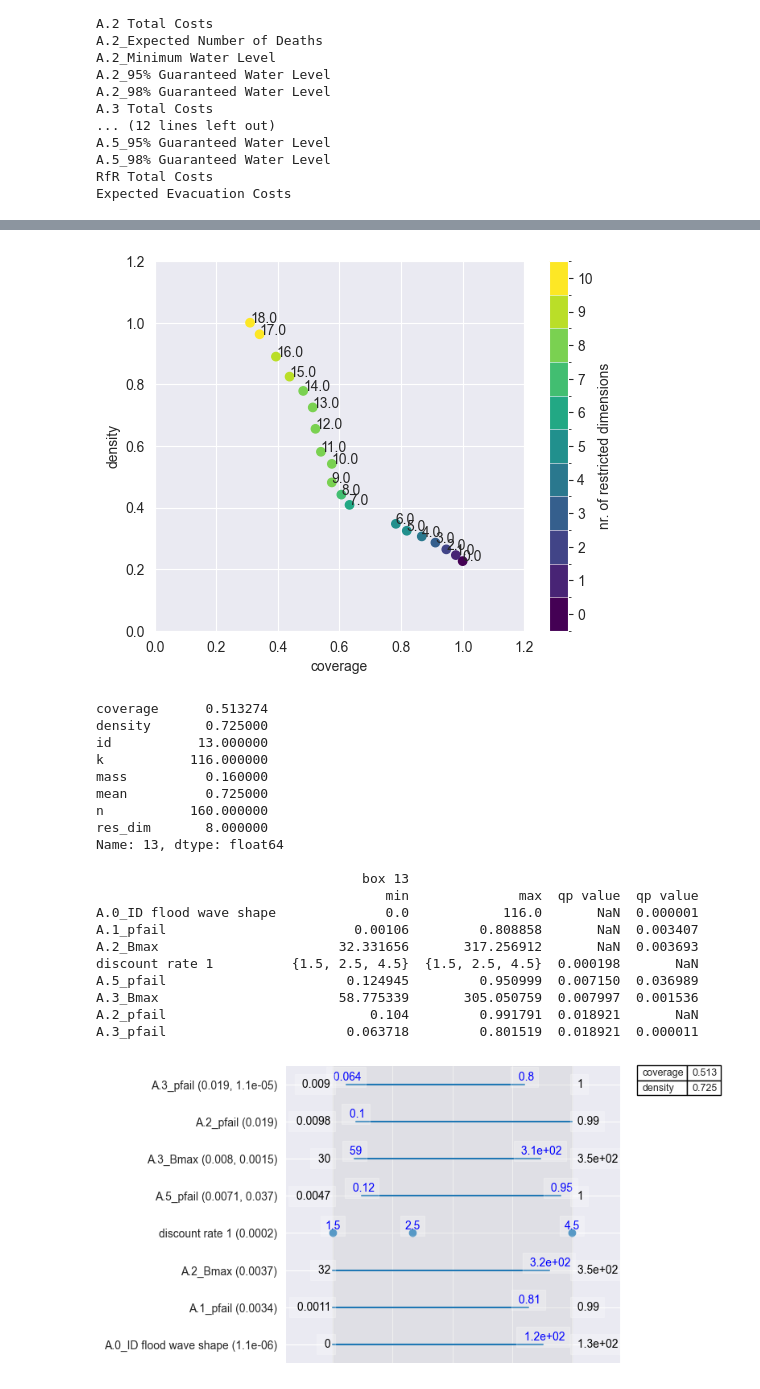
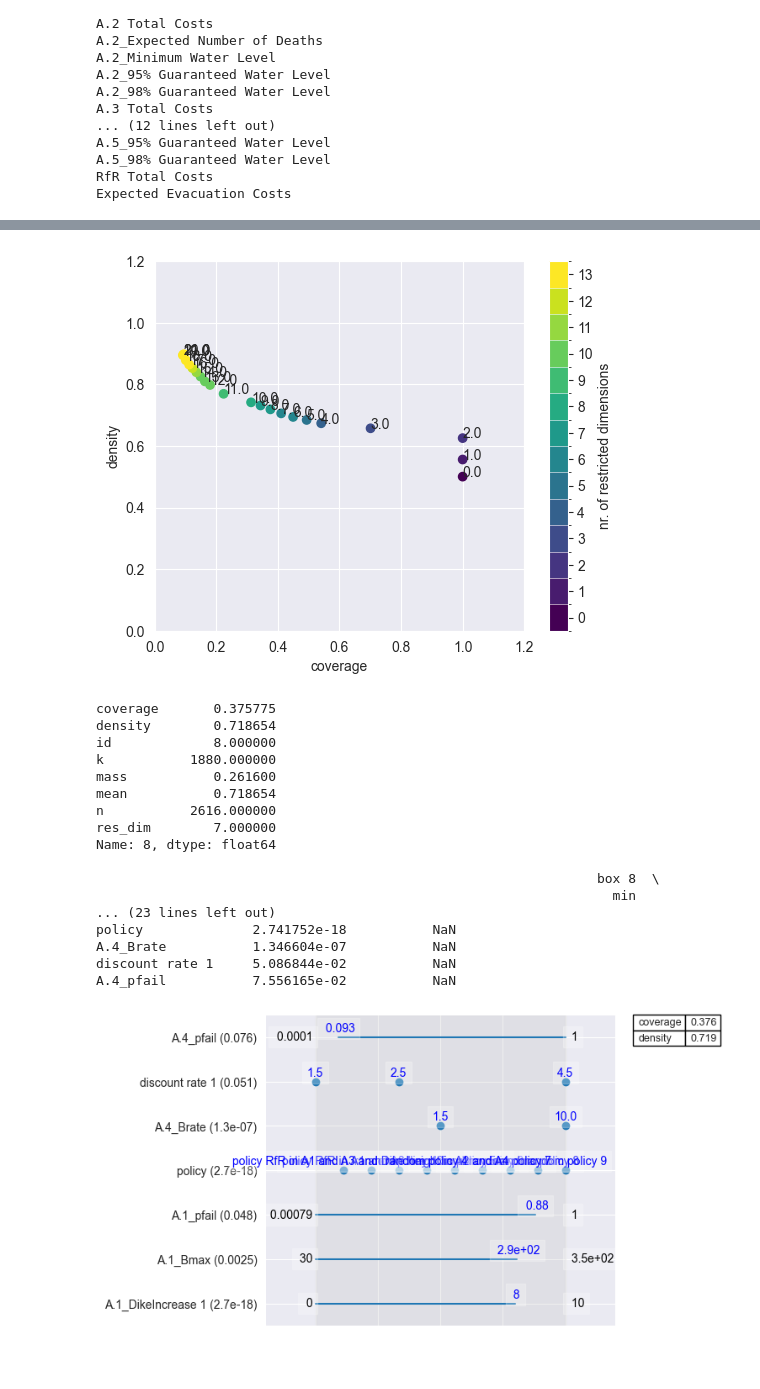
Before and after one commit to daniela1998/MBDM-Group-1, a Jupyter notebook: PRIM.ipynb, the cells around one changed output, grey strips where cells are left out. Saved outputs shown, nothing was run; the diff lists cells and outputs as text; code cells hidden in the pictures; blank space fills up the shorter version.

Commit message:
worst case

```diff
--- a/PRIM.ipynb
+++ b/PRIM.ipynb
@@ -66,6 +66,13 @@ RfR Total Costs
 Expected Evacuation Costs
 # %%
 # === Define targets for PRIM ===
-# target 5 m as the transport company asked us
+# target 5 m as the transport company asked us , 5 is too strict, I'm using 4.5
 
-target = (outcomes['A.1_Minimum Water Level'] > 5) & (outcomes['A.2_Minimum Water Level'] > 5) & (outcomes['A.3_Minimum Water Level'] > 5)  & (outcomes['A.4_Minimum Water Level'] > 5) & (outcomes['A.5_Minimum Water Level'] > 5)
+target = (
+    (outcomes['A.1_Minimum Water Level'] < 4.5) |
+    (outcomes['A.2_Minimum Water Level'] < 4.5) |
+    (outcomes['A.3_Minimum Water Level'] < 4.5) |
+    (outcomes['A.4_Minimum Water Level'] < 4.5) |
+    (outcomes['A.5_Minimum Water Level'] < 4.5)
+)
+# I'm using OR for the worst-case, if we want good cases we need to use AND
@@ -82,38 +97,35 @@ box1 = prim_alg.find_box()
 box1.show_tradeoff(annotated =True)
 plt.show()
 # %% [output]
-[figure, old version]
+[figure, new version]
 # %%
 # choose a box that has moderate to high coverage (captures many good cases)
 # and higher density
 
-point = 13
+point = 8
 # Inspect top box
 box1.inspect(point)
 box1.inspect(point, style='graph')
 plt.show()
 # %% [output]
-coverage      0.513274
-density       0.725000
-id           13.000000
-k           116.000000
-mass          0.160000
-mean          0.725000
-n           160.000000
-res_dim       8.000000
-Name: 13, dtype: float64
+coverage       0.375775
+density        0.718654
+id             8.000000
+k           1880.000000
+mass           0.261600
+mean           0.718654
+n           2616.000000
+res_dim        7.000000
+Name: 8, dtype: float64
 
-                                  box 13
-                                     min              max  qp value  qp value
-A.0_ID flood wave shape              0.0            116.0       NaN  0.000001
-A.1_pfail                        0.00106         0.808858       NaN  0.003407
-A.2_Bmax                       32.331656       317.256912       NaN  0.003693
-discount rate 1          {1.5, 2.5, 4.5}  {1.5, 2.5, 4.5}  0.000198       NaN
-A.5_pfail                       0.124945         0.950999  0.007150  0.036989
-A.3_Bmax                       58.775339       305.050759  0.007997  0.001536
-A.2_pfail                          0.104         0.991791  0.018921       NaN
-A.3_pfail                       0.063718         0.801519  0.018921  0.000011
+                                                                box 8  \
+                                                                  min
+... (23 lines left out)
+policy              2.741752e-18           NaN
+A.4_Brate           1.346604e-07           NaN
+discount rate 1     5.086844e-02           NaN
+A.4_pfail           7.556165e-02           NaN
-[figure, old version]
+[figure, new version]
 # %%
 # | Term         | Meaning                                                                    |
 # | ------------ | -------------------------------------------------------------------------- |
```
Also changed, not shown: parts of 11 cells of this notebook, 1 other file.
